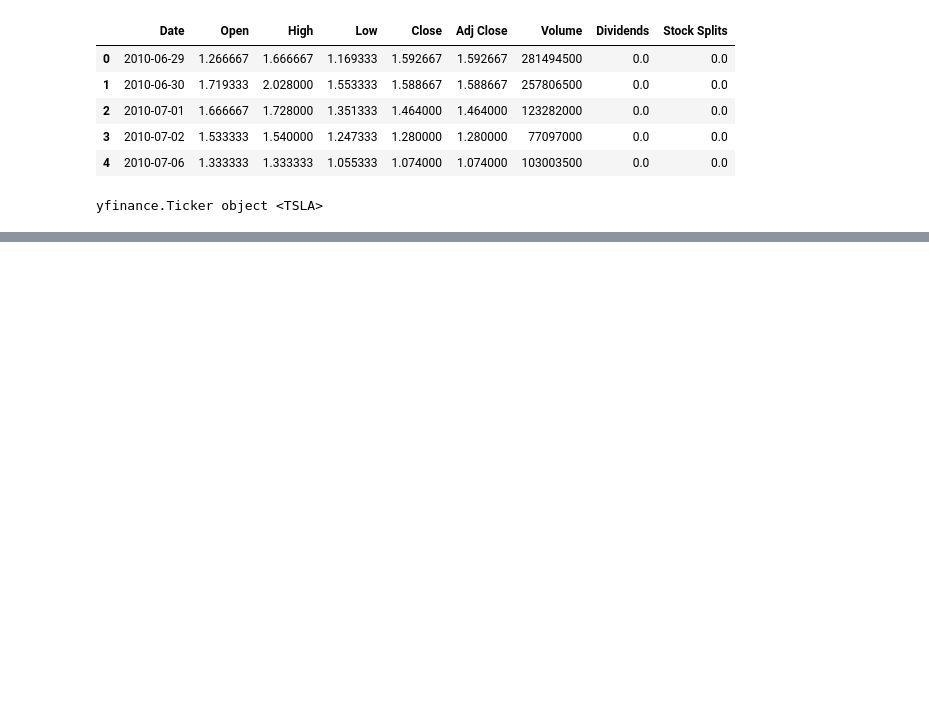
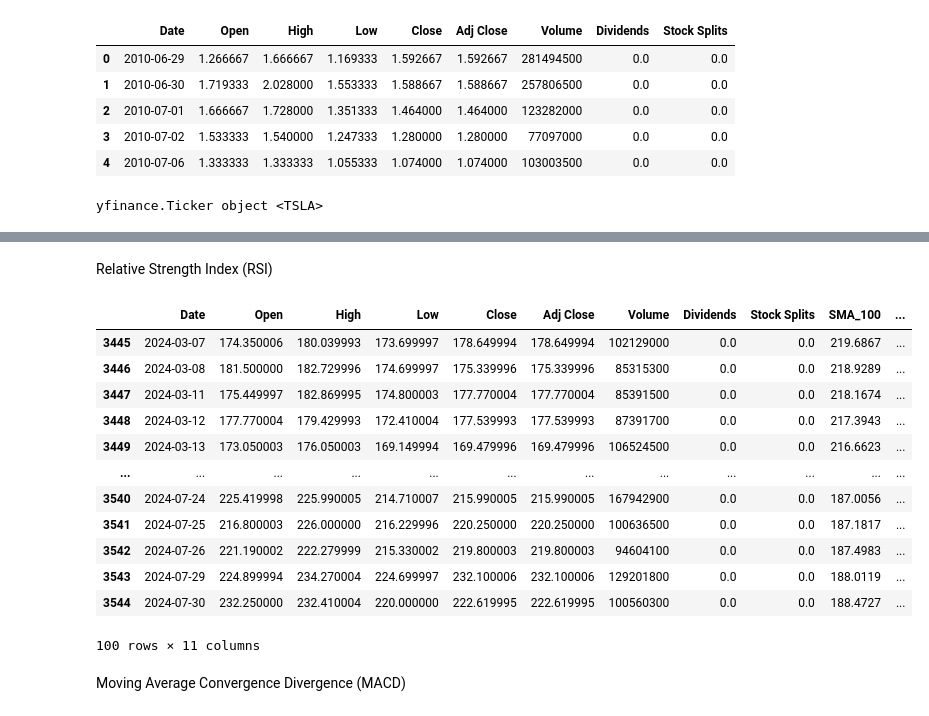
Before and after one commit to Leulseged-Mesfin/Nova-Financial-Solutions-Data-Analysis, a Jupyter notebook: notbooks/task-2.ipynb, the cells around one changed output, grey strips where cells are left out. Saved outputs shown, nothing was run; the diff lists cells and outputs as text; code cells hidden in the pictures; blank space fills up the shorter version.

```diff
--- a/notbooks/task-2.ipynb
+++ b/notbooks/task-2.ipynb
@@ -51,0 +83,2 @@ tsla.info
+# %% [markdown]
+Relative Strength Index (RSI)
@@ -51,0 +87,18 @@ tsla.info
+# %%
+tesla_df.tail(100)
+# %% [output]
+|  | Date | Open | High | Low | Close | Adj Close | Volume | Dividends | Stock Splits | SMA_100 | ... |
+| 3445 | 2024-03-07 | 174.350006 | 180.039993 | 173.699997 | 178.649994 | 178.649994 | 102129000 | 0.0 | 0.0 | 219.6867 | ... |
+| 3446 | 2024-03-08 | 181.500000 | 182.729996 | 174.699997 | 175.339996 | 175.339996 | 85315300 | 0.0 | 0.0 | 218.9289 | ... |
+| 3447 | 2024-03-11 | 175.449997 | 182.869995 | 174.800003 | 177.770004 | 177.770004 | 85391500 | 0.0 | 0.0 | 218.1674 | ... |
+| 3448 | 2024-03-12 | 177.770004 | 179.429993 | 172.410004 | 177.539993 | 177.539993 | 87391700 | 0.0 | 0.0 | 217.3943 | ... |
+| 3449 | 2024-03-13 | 173.050003 | 176.050003 | 169.149994 | 169.479996 | 169.479996 | 106524500 | 0.0 | 0.0 | 216.6623 | ... |
+| ... | ... | ... | ... | ... | ... | ... | ... | ... | ... | ... | ... |
+| 3540 | 2024-07-24 | 225.419998 | 225.990005 | 214.710007 | 215.990005 | 215.990005 | 167942900 | 0.0 | 0.0 | 187.0056 | ... |
+| 3541 | 2024-07-25 | 216.800003 | 226.000000 | 216.229996 | 220.250000 | 220.250000 | 100636500 | 0.0 | 0.0 | 187.1817 | ... |
+| 3542 | 2024-07-26 | 221.190002 | 222.279999 | 215.330002 | 219.800003 | 219.800003 | 94604100 | 0.0 | 0.0 | 187.4983 | ... |
+| 3543 | 2024-07-29 | 224.899994 | 234.270004 | 224.699997 | 232.100006 | 232.100006 | 129201800 | 0.0 | 0.0 | 188.0119 | ... |
+| 3544 | 2024-07-30 | 232.250000 | 232.410004 | 220.000000 | 222.619995 | 222.619995 | 100560300 | 0.0 | 0.0 | 188.4727 | ... |
+100 rows × 11 columns
+# %% [markdown]
+Moving Average Convergence Divergence (MACD)
```
Also changed, not shown: parts of 10 cells of this notebook.
